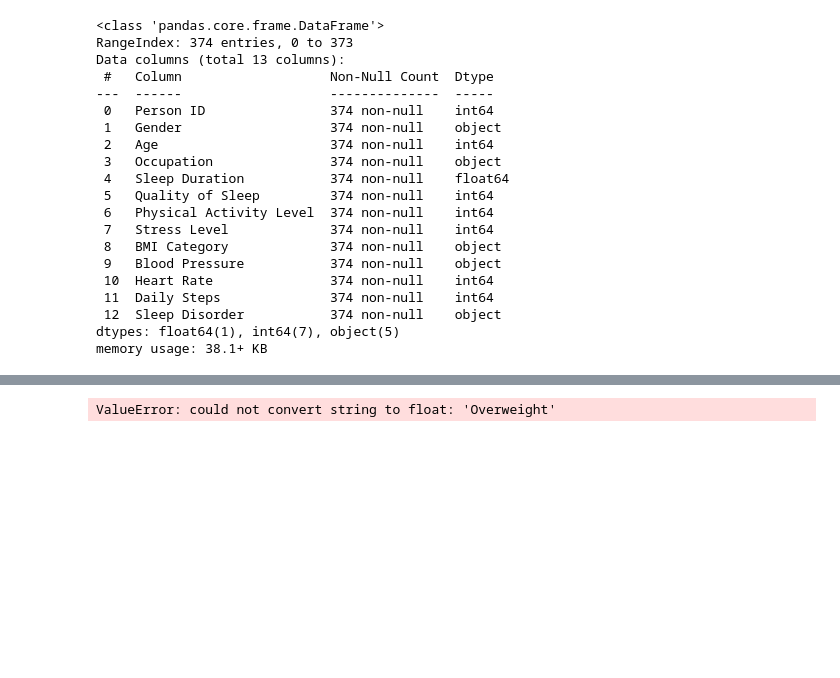
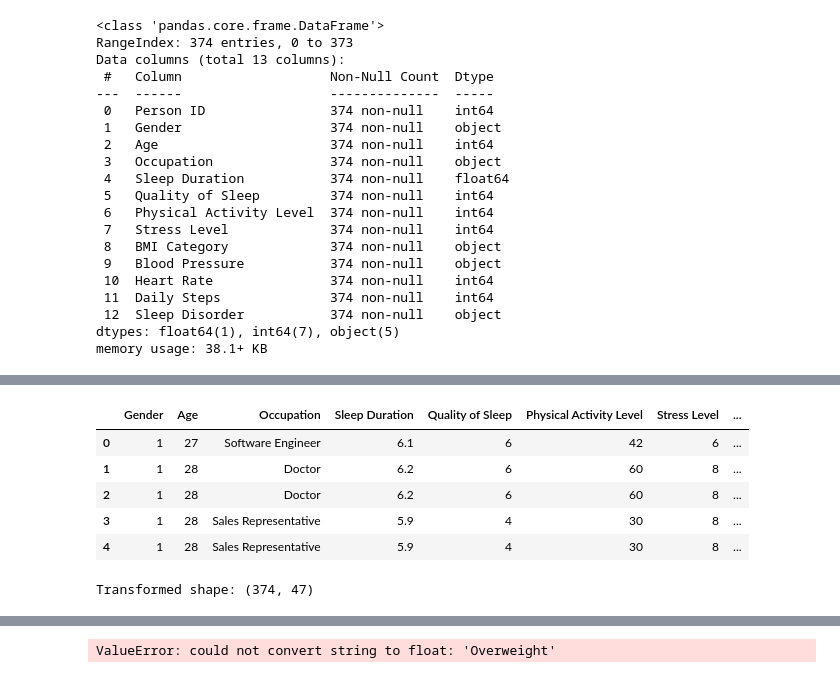
Before and after one commit to kavinduperera-source/UoM-T1-AI-stuff, a Jupyter notebook: Session 2/sleep_health.ipynb, the cells around one changed output, grey strips where cells are left out. Drawn from its saved outputs; the diff is of its cells as text; code cells hidden in the pictures; blank space fills up the shorter version.

```diff
--- a/Session 2/sleep_health.ipynb
+++ b/Session 2/sleep_health.ipynb
@@ -111,0 +216,36 @@ memory usage: 38.1+ KB
+# %%
+df_processed = df.drop(columns=['Person ID']) #Dropping Person ID as it is not useful for analysis
+df_processed['Gender'] = df_processed['Gender'].map({'Male': 1, 'Female': 0}) #Binary encoded the Gender column
+df_processed.head()
+# %% [output]
+|  | Gender | Age | Occupation | Sleep Duration | Quality of Sleep | Physical Activity Level | Stress Level | ... |
+| 0 | 1 | 27 | Software Engineer | 6.1 | 6 | 42 | 6 | ... |
+| 1 | 1 | 28 | Doctor | 6.2 | 6 | 60 | 8 | ... |
+| 2 | 1 | 28 | Doctor | 6.2 | 6 | 60 | 8 | ... |
+| 3 | 1 | 28 | Sales Representative | 5.9 | 4 | 30 | 8 | ... |
+| 4 | 1 | 28 | Sales Representative | 5.9 | 4 | 30 | 8 | ... |
+# %%
+from sklearn.compose import ColumnTransformer
+from sklearn.preprocessing import OneHotEncoder, StandardScaler
+from sklearn.pipeline import Pipeline
+
+categorical_cols = df_processed.select_dtypes(include=['object']).columns
+numeric_cols = df_processed.select_dtypes(include=['number']).columns.drop(['Gender'])
+
+preprocessor = ColumnTransformer(
+    transformers=[
+        ('num', StandardScaler(), numeric_cols),
+        ('cat', OneHotEncoder(drop='first'), categorical_cols)
+    ],
+    remainder='passthrough'
+)
+
+pipeline = Pipeline(steps=[
+    ('preprocessor', preprocessor)
+])
+
+X_processed = pipeline.fit_transform(df_processed)
+
+print("Transformed shape:", X_processed.shape)
+# %% [output]
+Transformed shape: (374, 47)
```
Also changed, not shown: parts of 8 cells of this notebook.
